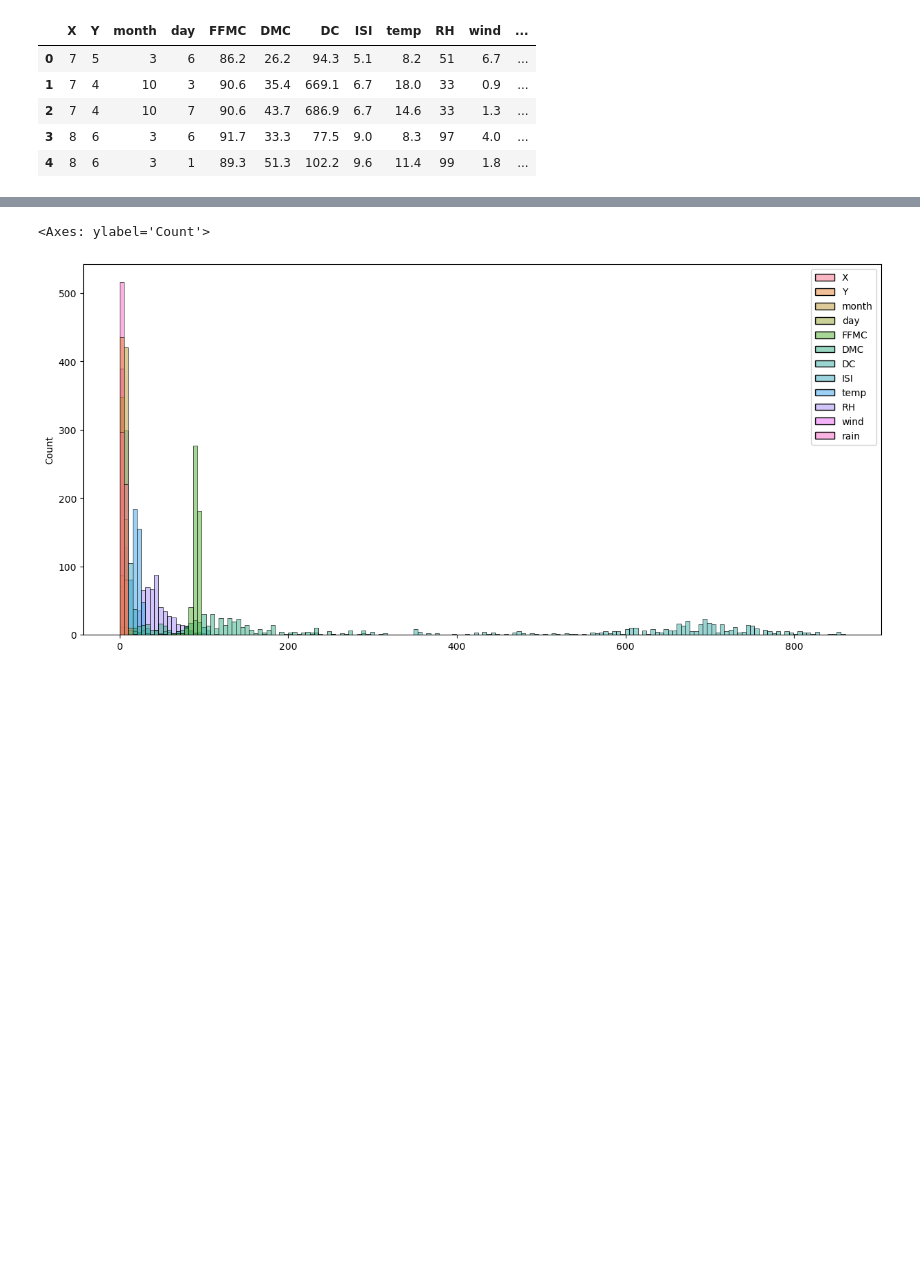
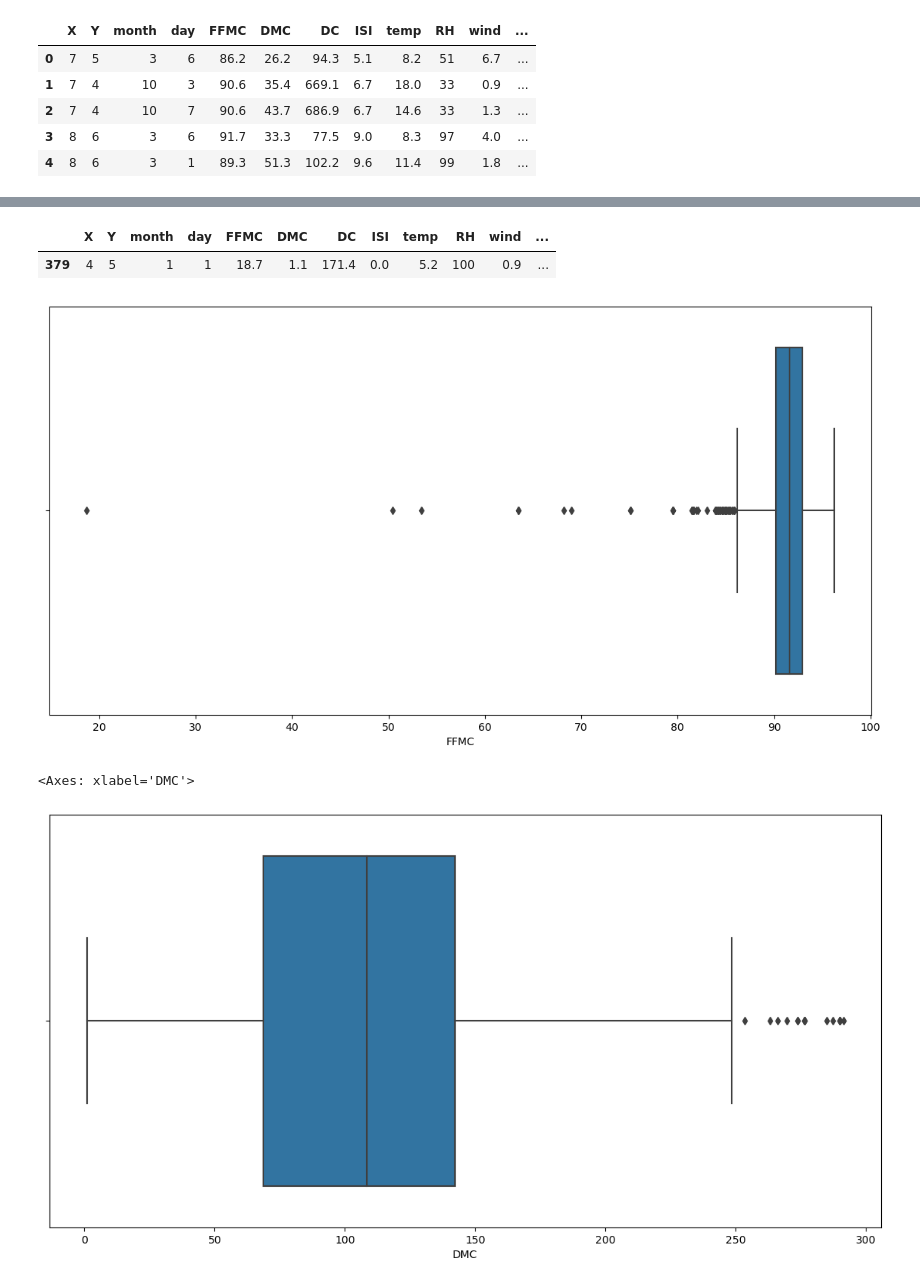
Before and after one commit to kaytlinwu/Wildfire_Analaysis_Data_Science_Midterm_Project, a Jupyter notebook: Notebooks/Midterm_Project_KW.ipynb, the cells around one changed output, grey strips where cells are left out. Cells and saved outputs as stored; diff of their text form; code cells hidden in the pictures; blank space fills up the shorter version.

```diff
--- a/Notebooks/Midterm_Project_KW.ipynb
+++ b/Notebooks/Midterm_Project_KW.ipynb
@@ -244,6 +229,15 @@ clean_data.boxplot()
 # %%
 #Make seperate histograms to see distribution
-sns.histplot(clean_data)  #can make bins
+sns.boxplot(data= clean_data, x ='FFMC')
+
+#Look into outlier point
+clean_data.loc[clean_data['FFMC']<30]
 # %% [output]
-<Axes: ylabel='Count'>
+|  | X | Y | month | day | FFMC | DMC | DC | ISI | temp | RH | wind | ... |
+| 379 | 4 | 5 | 1 | 1 | 18.7 | 1.1 | 171.4 | 0.0 | 5.2 | 100 | 0.9 | ... |
-[figure, old version]
+[figure, new version]
+# %%
+sns.boxplot(data= clean_data, x= 'DMC')
+# %% [output]
+<Axes: xlabel='DMC'>
+[figure, added]
```
Also changed, not shown: parts of 28 cells of this notebook.
